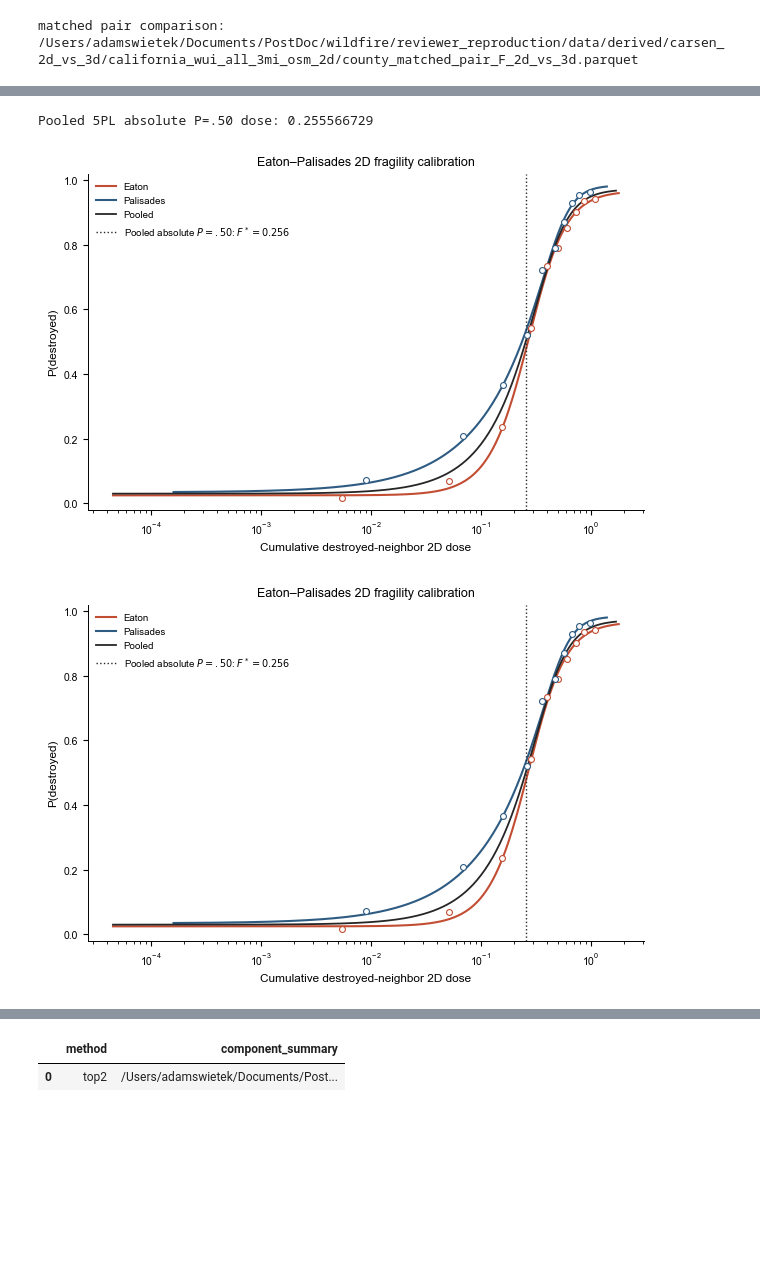
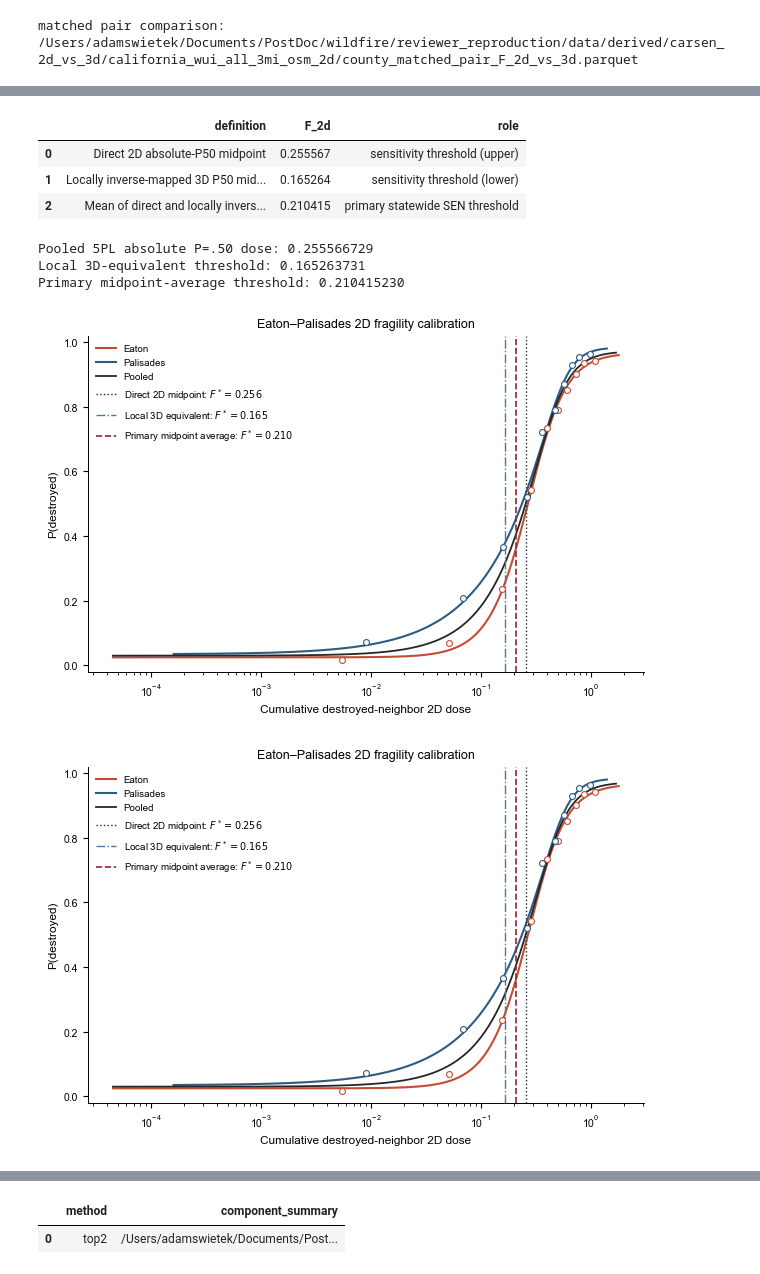
Before and after one commit to AdamSwietek/s2s_reviewer_reproduction, a Jupyter notebook: s2s_nc/notebooks/06_carsen.ipynb, the cells around one changed output, grey strips where cells are left out. Cells and saved outputs as stored; diff of their text form; code cells hidden in the pictures; blank space fills up the shorter version.

```diff
--- a/s2s_nc/notebooks/06_carsen.ipynb
+++ b/s2s_nc/notebooks/06_carsen.ipynb
@@ -48,7 +48,7 @@ STATE_2D_RUN = Path(os.environ.get(
 COUNTY_3D_RUN = Path(os.environ.get(
     'OPENVIEW_3D_BVF_DIR',
     '/Users/adamswietek/Documents/PostDoc/openview/results/'
-    'lariac6_wui_all_2mi_bvf_3d_nf_cone85_nosolar',
+    'lariac6_wui_all_2mi_bvf_3d_nf_cone85_nosolar_pads3m',
 ))
 COUNTY_BUILDINGS = (
     PACKAGE_ROOT / 'data' / 'derived' / 'openview3d_lariac6_2mi'
@@ -96,9 +96,19 @@ CA_WUI_CLASSES = (
     / 'california_interface_intermix_influence_75m.parquet'
 )
 TOP2_EDGE_FLOOR_ALPHA = 0.75
+# Primary statewide network: the midpoint-average threshold. The folder name
+# predates its promotion from robustness check; 05_rsen reads the same folder.
 STATE_COMPONENTS_CTOP2_ALPHA075 = (
+    STATE_COMPONENTS / 'threshold_comparison'
+    / 'midpoint_average_robustness'
+)
+STATE_COMPONENTS_CTOP2_ALPHA075_DIRECT = (
     STATE_COMPONENTS / 'absolute_p50_ctop2_alpha075'
 )
+STATE_COMPONENTS_CTOP2_ALPHA075_LOCAL = (
+    STATE_COMPONENTS / 'threshold_comparison'
+    / 'local_threshold_region_equivalent'
+)
 SPATIAL_DIR = STATE_COMPONENTS_CTOP2_ALPHA075 / 'spatial'
 # %%
 extent_path, crosswalk_path, extent_summary = build_county_extent_crosswalk(
@@ -208,8 +294,41 @@ if not np.isfinite(F_2D_ABSOLUTE_P50):
     raise RuntimeError('Pooled 2D fit does not cross absolute P=.50')
 if pooled_fit['parameter_at_bound']:
     raise RuntimeError('Pooled 2D fragility fit reached a parameter bound')
+
+# The OpenView 3D P50 midpoint is 0.055429. Its local matched-pair inverse on
+# the 2D scale is 0.165264. The primary statewide threshold averages that
+# translated midpoint with the independently fitted 2D midpoint; neither is
+# hand-picked, and both endpoints are kept as sensitivity checks.
+F_3D_ABSOLUTE_P50 = 0.05542927333272378
+F_2D_LOCAL_EQUIVALENT = 0.16526373070
+F_2D_NETWORK_THRESHOLD = float(np.mean([
+    F_2D_ABSOLUTE_P50, F_2D_LOCAL_EQUIVALENT,
+]))
+threshold_definitions = pd.DataFrame([
+    {
+        'definition': 'Direct 2D absolute-P50 midpoint',
+        'F_2d': F_2D_ABSOLUTE_P50,
+        'role': 'sensitivity threshold (upper)',
+    },
+    {
+        'definition': 'Locally inverse-mapped 3D P50 midpoint',
+        'F_2d': F_2D_LOCAL_EQUIVALENT,
+        'role': 'sensitivity threshold (lower)',
+    },
+    {
+        'definition': 'Mean of direct and locally inverse-mapped midpoints',
+        'F_2d': F_2D_NETWORK_THRESHOLD,
+        'role': 'primary statewide SEN threshold',
+    },
+])
+threshold_definitions.to_csv(
+    RESULTS / 'california_2d_sen_threshold_definitions.csv', index=False,
+)
 display(fragility_table.round(6))
+display(threshold_definitions.round(6))
 print(f'Pooled 5PL absolute P=.50 dose: {F_2D_ABSOLUTE_P50:.9f}')
+print(f'Local 3D-equivalent threshold: {F_2D_LOCAL_EQUIVALENT:.9f}')
+print(f'Primary midpoint-average threshold: {F_2D_NETWORK_THRESHOLD:.9f}')
 
 dose = pd.read_parquet(dose_path)
 colors = {'EATON': '#C24D32', 'PALISADES': '#2E5B82'}
@@ -222,36 +341,46 @@ for fire in ('EATON', 'PALISADES'):
         probability=('is_destroyed', 'mean'),
     )
     fit = fragility_fits[fire]
     grid = np.geomspace(sample.dose_sum.min(), sample.dose_sum.quantile(.999), 400)
     ax.plot(grid, fit['fn'](grid, *fit['parameters']), color=colors[fire],
             label=fire.title())
     ax.scatter(binned.dose, binned.probability, s=18, facecolor='white',
                edgecolor=colors[fire], linewidth=.8, zorder=3)
 pooled_positive = dose.loc[dose.dose_sum.gt(0), 'dose_sum']
 pooled_grid = np.geomspace(
     pooled_positive.min(), pooled_positive.quantile(.999), 400,
 )
 ax.plot(pooled_grid, pooled_fit['fn'](pooled_grid, *pooled_fit['parameters']),
         color='.15', lw=1.3, label='Pooled')
 ax.axvline(F_2D_ABSOLUTE_P50, color='.15', lw=1, ls=':',
-           label=fr'Pooled absolute $P=.50$: $F^*={F_2D_ABSOLUTE_P50:.3f}$')
+           label=fr'Direct 2D midpoint: $F^*={F_2D_ABSOLUTE_P50:.3f}$')
+ax.axvline(F_2D_LOCAL_EQUIVALENT, color='#4C78A8', lw=1, ls='-.',
+           label=fr'Local 3D equivalent: $F^*={F_2D_LOCAL_EQUIVALENT:.3f}$')
+ax.axvline(F_2D_NETWORK_THRESHOLD, color='#8F263F', lw=1.2, ls='--',
+           label=fr'Primary midpoint average: $F^*={F_2D_NETWORK_THRESHOLD:.3f}$')
 ax.set(xscale='log', ylim=(-.02, 1.02), xlabel='Cumulative destroyed-neighbor 2D dose',
        ylabel='P(destroyed)', title='Eaton–Palisades 2D fragility calibration')
 ax.spines[['top', 'right']].set_visible(False)
 ax.legend(frameon=False, fontsize=7)
 fig.tight_layout()
 fragility_stem = FIGURES / 'carsen_2d_fragility_absolute_p50'
 fig.savefig(fragility_stem.with_suffix('.pdf'), bbox_inches='tight', facecolor='white')
 fig.savefig(fragility_stem.with_suffix('.png'), dpi=600, bbox_inches='tight', facecolor='white')
 fig
 # %% [output]
 |  | metric | model | fire | n | p_min | p_max | k | hill | asymmetry | asymptotic_f50 | ... |
 | 0 | dose_sum | 5PL | EATON | 14200 | 0.024716 | 0.966586 | 0.299870 | 2.646366 | 0.799934 | 0.265610 | ... |
 | 1 | dose_sum | 5PL | PALISADES | 10103 | 0.034246 | 0.983808 | 0.534867 | 4.206323 | 0.205438 | 0.241817 | ... |
 | 2 | dose_sum | 5PL | POOLED | 24303 | 0.029943 | 0.972098 | 0.413133 | 3.152647 | 0.405902 | 0.256096 | ... |
+|  | definition | F_2d | role |
+| 0 | Direct 2D absolute-P50 midpoint | 0.255567 | sensitivity threshold (upper) |
+| 1 | Locally inverse-mapped 3D P50 mid... | 0.165264 | sensitivity threshold (lower) |
+| 2 | Mean of direct and locally invers... | 0.210415 | primary statewide SEN threshold |
 Pooled 5PL absolute P=.50 dose: 0.255566729
+Local 3D-equivalent threshold: 0.165263731
+Primary midpoint-average threshold: 0.210415230
-[figure, old version]
+[figure, new version]
-[figure, old version]
+[figure, new version]
 # %% [markdown]
 ## California cumulative Top-2 network
 
```
Also changed, not shown: parts of 35 cells of this notebook, 6 other files.
